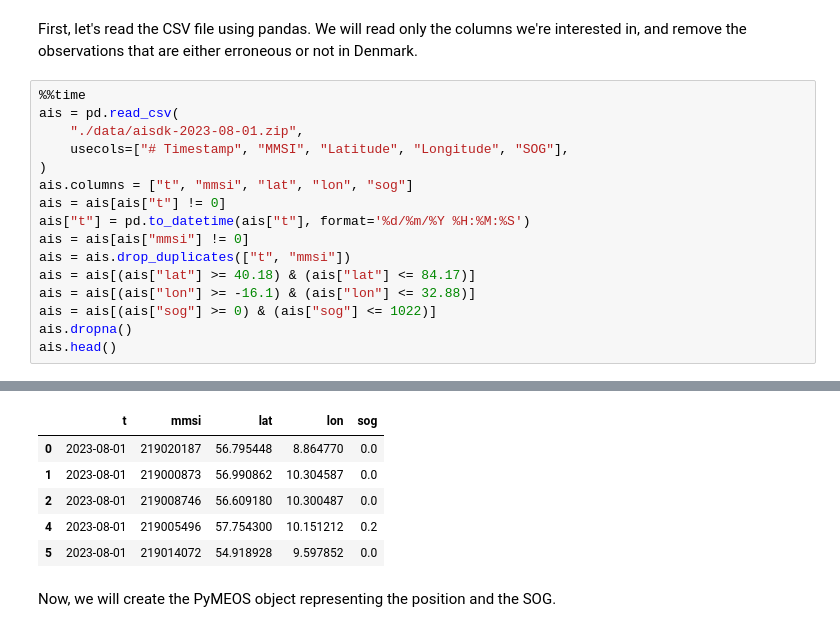
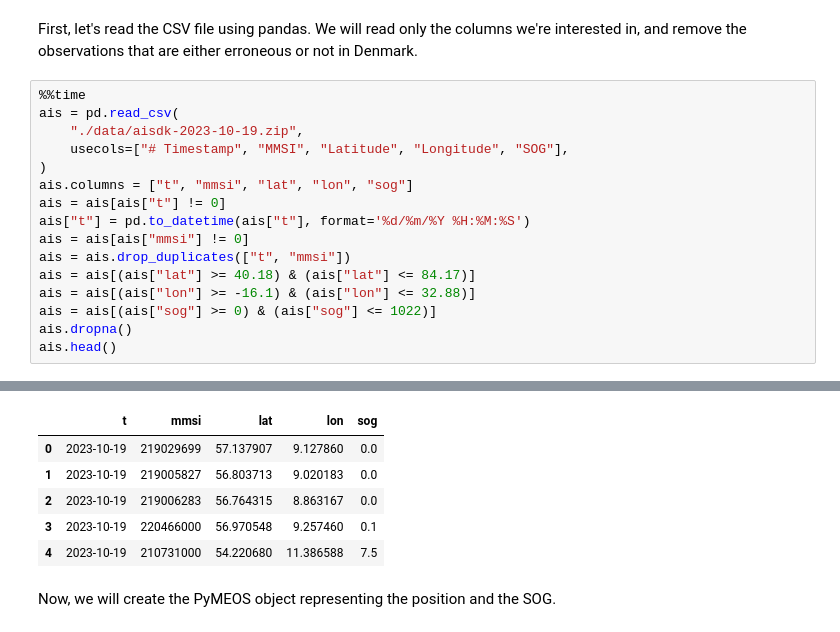
Before and after one commit to MobilityDB/PyMEOS, a Jupyter notebook: pymeos_examples/PyMEOS_Examples/AIS.ipynb, the cells around one changed output, grey strips where cells are left out. Drawn from its saved outputs; the diff is of its cells as text.

```diff
--- a/pymeos_examples/PyMEOS_Examples/AIS.ipynb
+++ b/pymeos_examples/PyMEOS_Examples/AIS.ipynb
@@ -40,7 +40,7 @@ First, let's read the CSV file using pandas. We will read only the columns we're
 # %%
 %%time
 ais = pd.read_csv(
-    "./data/aisdk-2023-08-01.zip",
+    "./data/aisdk-2023-10-19.zip",
     usecols=["# Timestamp", "MMSI", "Latitude", "Longitude", "SOG"],
 )
 ais.columns = ["t", "mmsi", "lat", "lon", "sog"]
@@ -59,9 +59,9 @@ Wall time: 20.1 s
 |  | t | mmsi | lat | lon | sog |
-| 0 | 2023-08-01 | 219020187 | 56.795448 | 8.864770 | 0.0 |
-| 1 | 2023-08-01 | 219000873 | 56.990862 | 10.304587 | 0.0 |
-| 2 | 2023-08-01 | 219008746 | 56.609180 | 10.300487 | 0.0 |
-| 4 | 2023-08-01 | 219005496 | 57.754300 | 10.151212 | 0.2 |
-| 5 | 2023-08-01 | 219014072 | 54.918928 | 9.597852 | 0.0 |
+| 0 | 2023-10-19 | 219029699 | 57.137907 | 9.127860 | 0.0 |
+| 1 | 2023-10-19 | 219005827 | 56.803713 | 9.020183 | 0.0 |
+| 2 | 2023-10-19 | 219006283 | 56.764315 | 8.863167 | 0.0 |
+| 3 | 2023-10-19 | 220466000 | 56.970548 | 9.257460 | 0.1 |
+| 4 | 2023-10-19 | 210731000 | 54.220680 | 11.386588 | 7.5 |
 # %% [markdown]
 Now, we will create the PyMEOS object representing the position and the SOG.
 # %%
```
Also changed, not shown: parts of 9 cells of this notebook, 7 other files.
